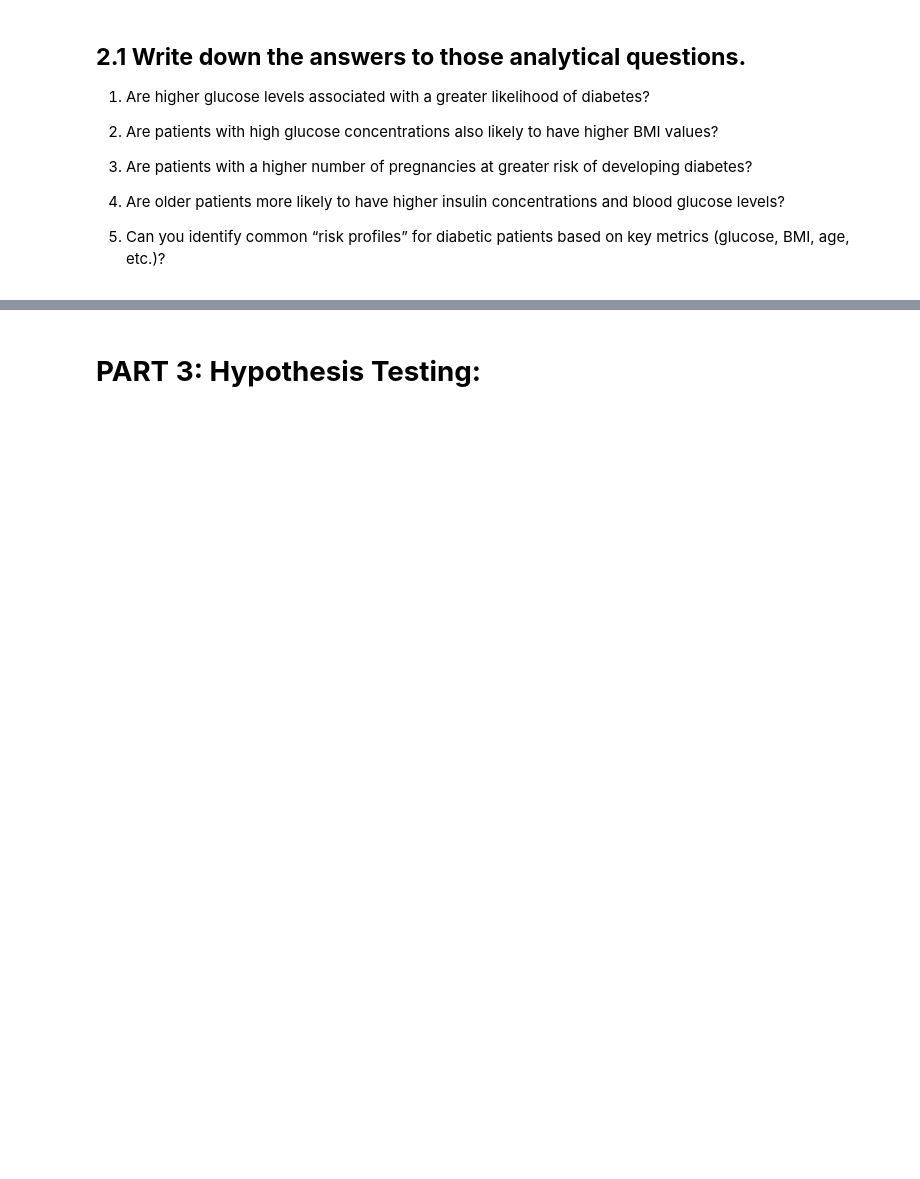
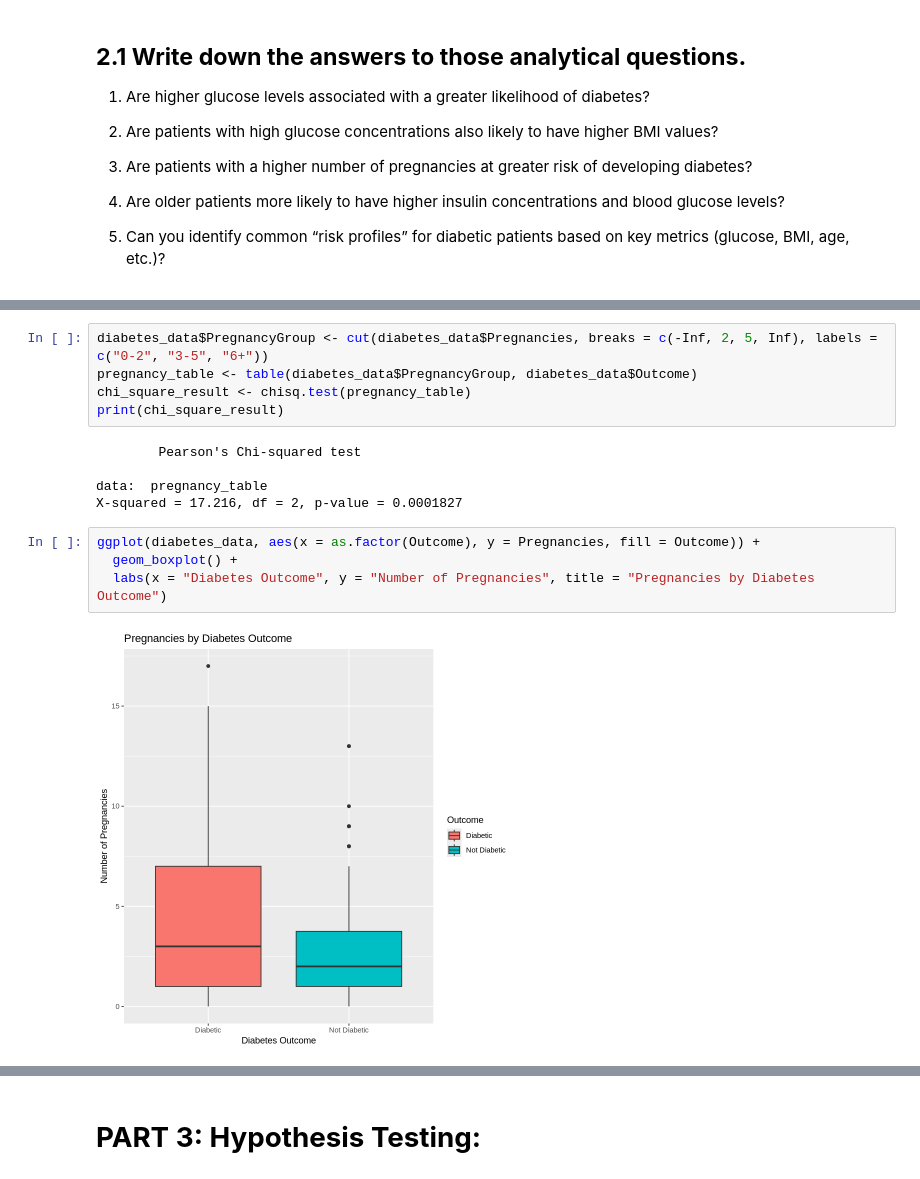
Before and after one commit to aadhamashraf/Analyzing-Diabetes-Dataset, a Jupyter notebook: DSAI-307-Final-Project.ipynb, the cells around one changed output, grey strips where cells are left out. Saved outputs shown, nothing was run; the diff lists cells and outputs as text; blank space fills up the shorter version.

```diff
--- a/DSAI-307-Final-Project.ipynb
+++ b/DSAI-307-Final-Project.ipynb
@@ -270,0 +363,16 @@ ggplot(diabetes_data, aes(x = Age, y = Glucose, color = as.factor(Outcome))) +
+# %%
+diabetes_data$PregnancyGroup <- cut(diabetes_data$Pregnancies, breaks = c(-Inf, 2, 5, Inf), labels = c("0-2", "3-5", "6+"))
+pregnancy_table <- table(diabetes_data$PregnancyGroup, diabetes_data$Outcome)
+chi_square_result <- chisq.test(pregnancy_table)
+print(chi_square_result)
+# %% [output]
+        Pearson's Chi-squared test
+
+data:  pregnancy_table
+X-squared = 17.216, df = 2, p-value = 0.0001827
+# %%
+ggplot(diabetes_data, aes(x = as.factor(Outcome), y = Pregnancies, fill = Outcome)) +
+  geom_boxplot() +
+  labs(x = "Diabetes Outcome", y = "Number of Pregnancies", title = "Pregnancies by Diabetes Outcome")
+# %% [output]
+[figure, added]
```
Also changed, not shown: parts of 53 cells of this notebook.
